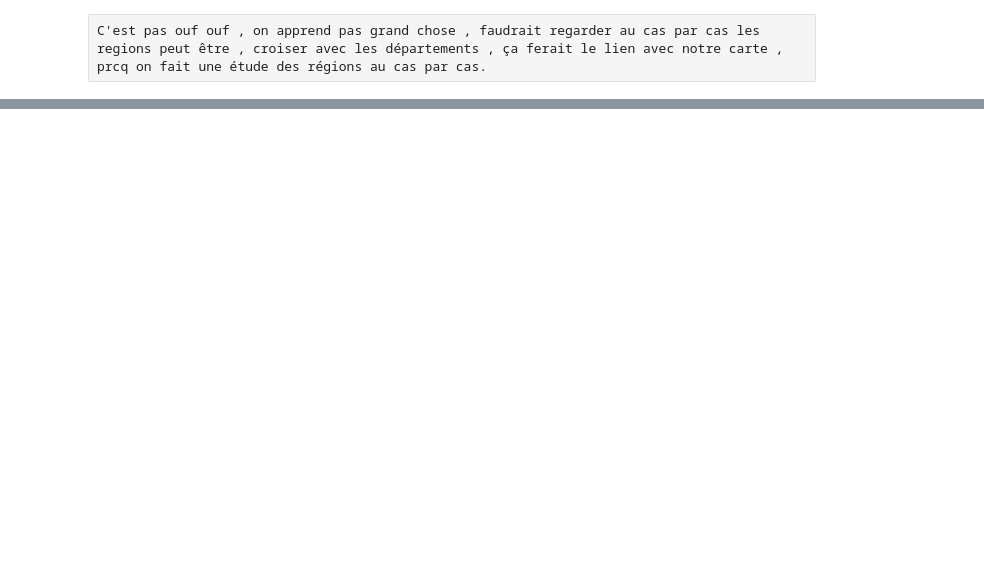
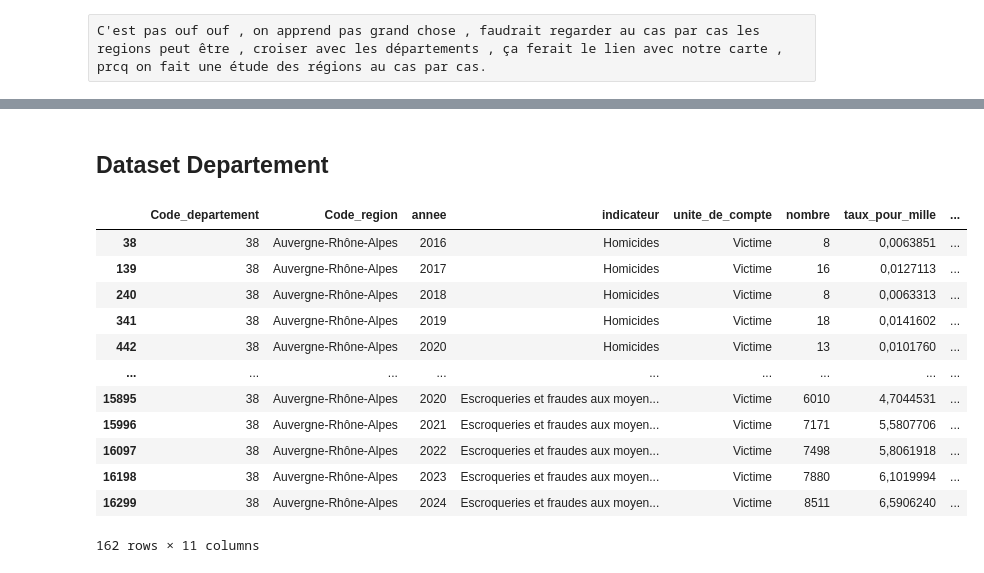
Before and after one commit to Flotauv/DataVisualization-Project, a Jupyter notebook: data_process_flo.ipynb, the cells around one changed output, grey strips where cells are left out. Saved outputs shown, nothing was run; the diff lists cells and outputs as text; code cells hidden in the pictures; blank space fills up the shorter version.

```diff
--- a/data_process_flo.ipynb
+++ b/data_process_flo.ipynb
@@ -141,0 +200,30 @@ C'est pas ouf ouf , on apprend pas grand chose , faudrait regarder au cas par ca
+# %% [markdown]
+## Dataset Departement
+# %%
+df_dep = pd.read_csv('dataset/db_delinquance_dpt.csv',sep=';')
+# %%
+df_dep['Code_region'] = df_dep['Code_region'].map(dict_region)
+# %%
+df_dep['indicateur'] = df_dep['indicateur'].replace("Usage de stupéfiants (hors AFD)","Usage de stupéfiants")
+df_dep['indicateur'] = df_dep['indicateur'].replace("Usage de stupéfiants (AFD)","Usage de stupéfiants")
+df_dep['indicateur'] = df_dep['indicateur'].replace("Vols d'accessoires sur vehicules","Vols dans les véhicules")
+df_dep['indicateur'] = df_dep['indicateur'].replace("Violences physiques intrafamiliales","Violences physiques inter/intrafamiliales")
+df_dep['indicateur'] = df_dep['indicateur'].replace("Violences physiques hors cadre familial","Violences physiques inter/intrafamiliales")
+# %%
+df_dep = df_dep[(df_dep['Code_region']=='Auvergne-Rhône-Alpes') & (df_dep['Code_departement']=='38')]
+# %%
+df_dep
+# %% [output]
+|  | Code_departement | Code_region | annee | indicateur | unite_de_compte | nombre | taux_pour_mille | ... |
+| 38 | 38 | Auvergne-Rhône-Alpes | 2016 | Homicides | Victime | 8 | 0,0063851 | ... |
+| 139 | 38 | Auvergne-Rhône-Alpes | 2017 | Homicides | Victime | 16 | 0,0127113 | ... |
+| 240 | 38 | Auvergne-Rhône-Alpes | 2018 | Homicides | Victime | 8 | 0,0063313 | ... |
+| 341 | 38 | Auvergne-Rhône-Alpes | 2019 | Homicides | Victime | 18 | 0,0141602 | ... |
+| 442 | 38 | Auvergne-Rhône-Alpes | 2020 | Homicides | Victime | 13 | 0,0101760 | ... |
+| ... | ... | ... | ... | ... | ... | ... | ... | ... |
+| 15895 | 38 | Auvergne-Rhône-Alpes | 2020 | Escroqueries et fraudes aux moyen... | Victime | 6010 | 4,7044531 | ... |
+| 15996 | 38 | Auvergne-Rhône-Alpes | 2021 | Escroqueries et fraudes aux moyen... | Victime | 7171 | 5,5807706 | ... |
+| 16097 | 38 | Auvergne-Rhône-Alpes | 2022 | Escroqueries et fraudes aux moyen... | Victime | 7498 | 5,8061918 | ... |
+| 16198 | 38 | Auvergne-Rhône-Alpes | 2023 | Escroqueries et fraudes aux moyen... | Victime | 7880 | 6,1019994 | ... |
+| 16299 | 38 | Auvergne-Rhône-Alpes | 2024 | Escroqueries et fraudes aux moyen... | Victime | 8511 | 6,5906240 | ... |
+162 rows × 11 columns
```
Also changed, not shown: parts of 9 cells of this notebook.
